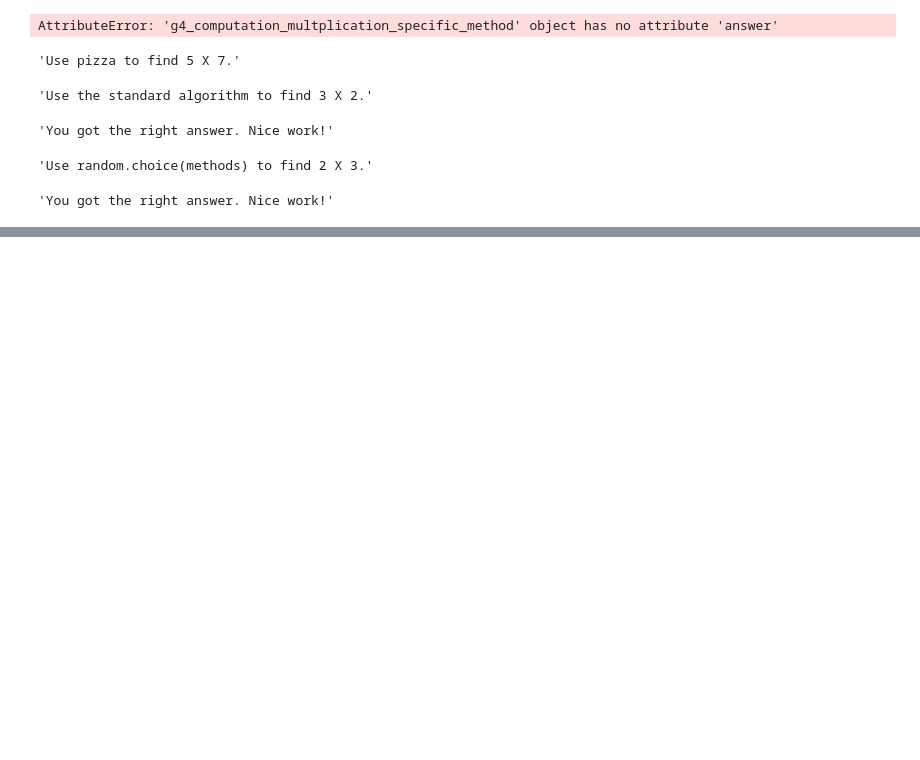
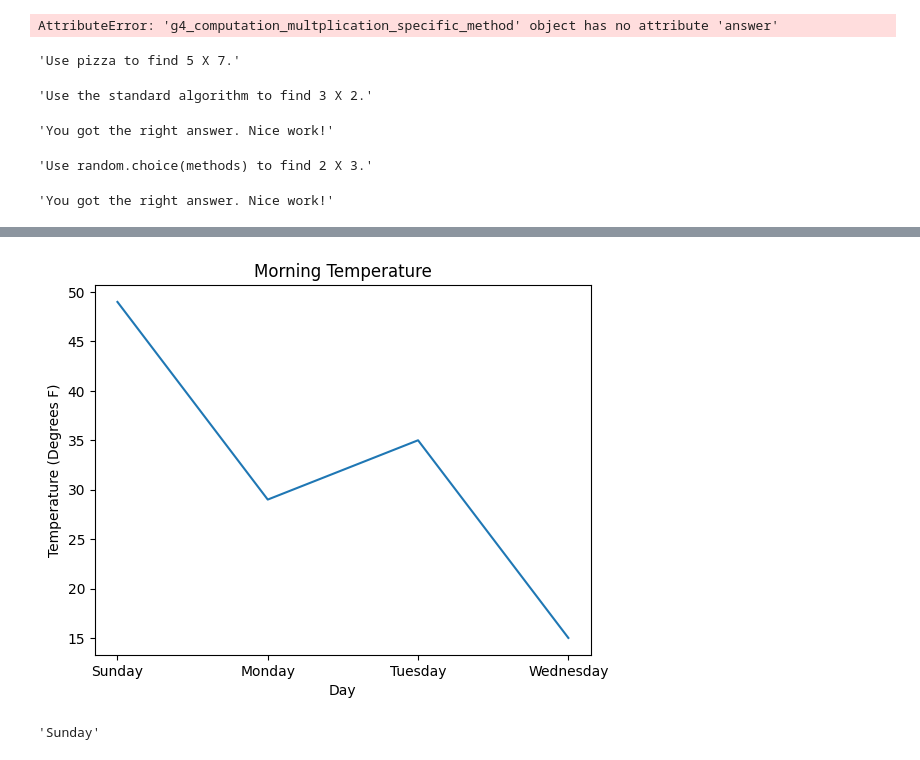
Before and after one commit to bryanchrist/solmathdashboard, a Jupyter notebook: app/Templates/testing_templates.ipynb, the cells around one changed output, grey strips where cells are left out. Cells and saved outputs as stored; diff of their text form; code cells hidden in the pictures; blank space fills up the shorter version.

```diff
--- a/app/Templates/testing_templates.ipynb
+++ b/app/Templates/testing_templates.ipynb
@@ -147,0 +253,16 @@ d.student_answer(20)
+# %%
+days = ['Sunday', 'Monday', 'Tuesday', 'Wednesday']
+day1= random.randint(0,70)
+day2=random.randint(0,70)
+day3=random.randint(0,70)
+day4=random.randint(0,70)
+temperatures = [day1, day2, day3, day4]
+
+
+plt.plot(days, temperatures)
+plt.title('Morning Temperature')
+plt.xlabel('Day')
+plt.ylabel('Temperature (Degrees F)')
+plt.show()
+# %% [output]
+[figure, added]
@@ -147,0 +276,5 @@ d.student_answer(20)
+# %%
+i =closest_value(, 70)
+Day[i]
+# %% [output]
+'Sunday'
```
Also changed, not shown: parts of 25 cells of this notebook, 6 other files.
